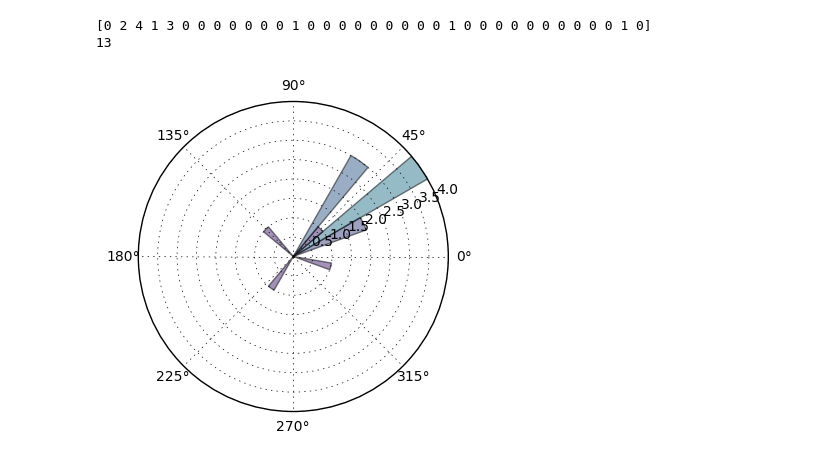
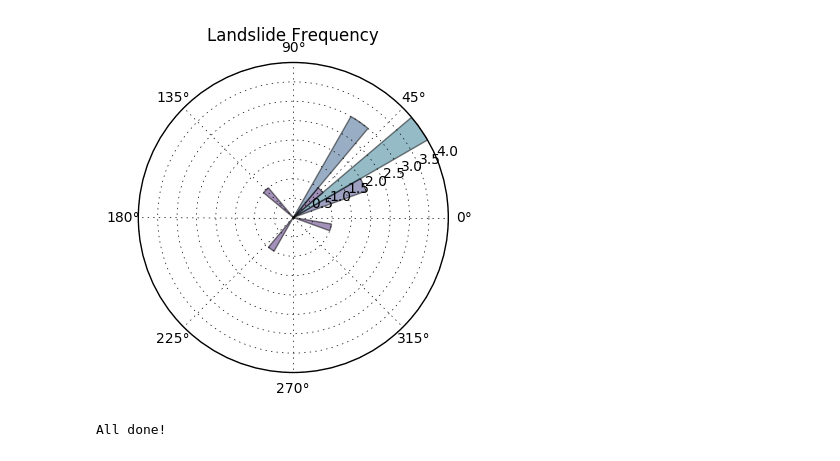
Before and after one commit to bmenounos/geog311_lab3, a Jupyter notebook: geog311_lab3.ipynb, the cells around one changed output. Drawn from its saved outputs; the diff is of its cells as text; code cells hidden in the pictures.

```diff
--- a/geog311_lab3.ipynb
+++ b/geog311_lab3.ipynb
@@ -120,15 +117,16 @@ degrees so you will need to convert degrees to radians to do the
 calculations. Remember to report the final directions as degrees in your lab write up.
 # %%
 """
-Demo of bar plot on a polar axis (rose diagram) and instructions for calcuating
-statistics from circular data
+Demo of bar plot on a polar axis (rose diagram) and instructions
+for calcuating  statistics from circular data
 
 """
 import numpy as np
 import matplotlib.pyplot as plt
 
 
-## I've used random data here but make an array of numbers for your own work
+## I've used random data here but make an array of numbers
+## for your own work
 ## e.g. dirs = np.array([obs1, obs2, obs3, ...])
 dirs = np.array([23,45, 46, 47, 12, 23, 34, 12, 23, 23, 129, 330, 220])
 
@@ -138,44 +136,53 @@ dirs = np.array([23,45, 46, 47, 12, 23, 34, 12, 23, 23, 129, 330, 220])
 ## express x component of directions in radians
 r_x = np.cos(dirs * np.pi/180)
 
-## calculate out polar coordinates for r_y and also mean direction based on
-## equations above this code block
+## calculate out polar coordinates for r_y and also mean
+## direction based on equations above this code block
+## remember to pay attention to how you use arctan2
+
+
 
 
 
 
 
 #################################
 ### Construct rose diagram below
 #################################
 
 
+## make equal angle bins centered on 10 degrees
 bins = np.arange(0, 360., 10)
+n_obs, bins = np.histogram(dirs, bins=bins)
 
-n_obs, bins = np.histogram(dirs, bins=bins)
+## there will be n + 1 bins since the histogram function returns
+## the edges of the bins. We need to make n bins (mid point)
 bins = ((5 + bins[:-1]) + (5 + bins[1:]))/2.0
 
 
-print(n_obs)
-print(sum(n_obs))
+#print(n_obs)
+#print(sum(n_obs))
 
 N = len(n_obs)
 
 theta = np.pi/180. * bins
 radii = n_obs
 width = (2.0 *np.pi) / N
 
 
 ax = plt.subplot(111, projection='polar')
 bars = ax.bar(theta, radii, width=width, bottom=0.0)
 
 # Use custom colors and opacity
 for r, bar in zip(radii, bars):
     bar.set_facecolor(plt.cm.viridis(r / 10.))
     bar.set_alpha(0.5)
 
+plt.title('Landslide Frequency')
+plt.savefig('Rose_diag.pdf', resolution=600)
 plt.show()
+
+print('All done!')
 # %% [output]
+[figure, new version]
-[0 2 4 1 3 0 0 0 0 0 0 0 1 0 0 0 0 0 0 0 0 0 1 0 0 0 0 0 0 0 0 0 0 1 0]
-13
+All done!
-[figure, old version]
```
Also changed, not shown: parts of 1 cell of this notebook.
